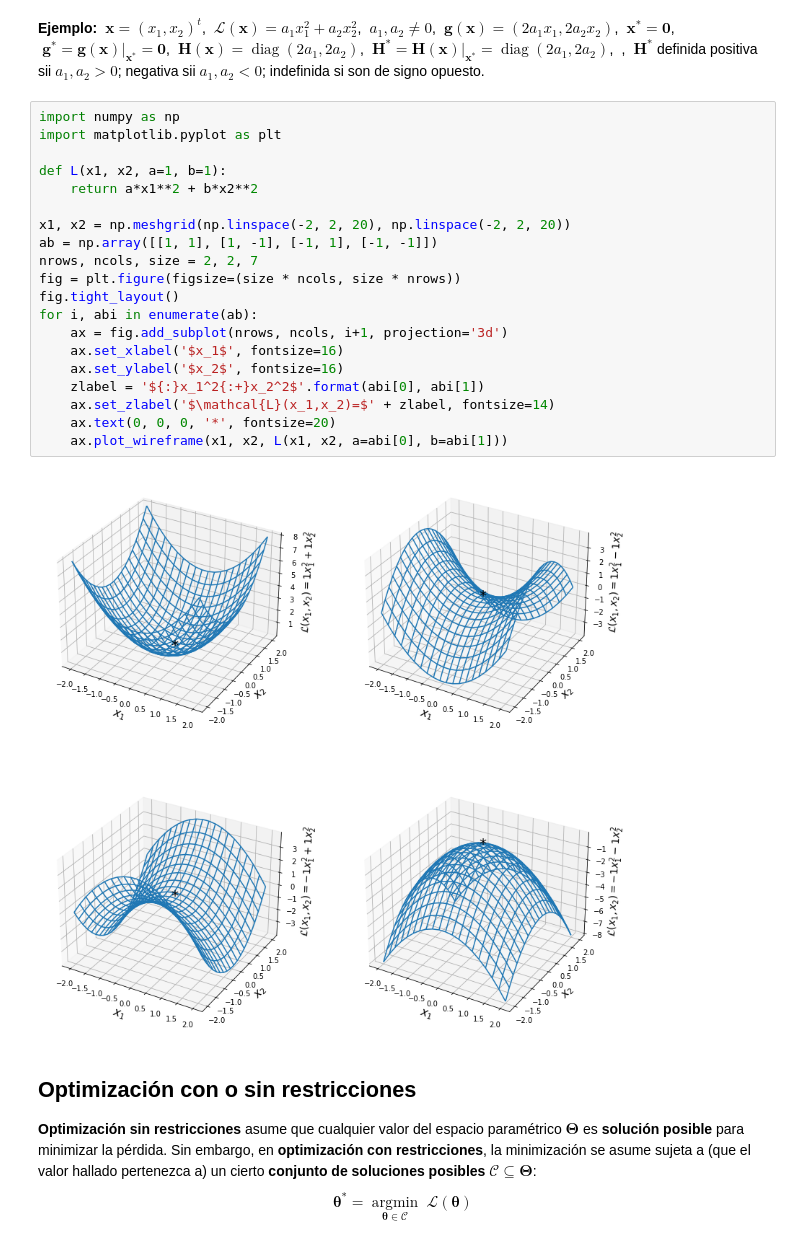
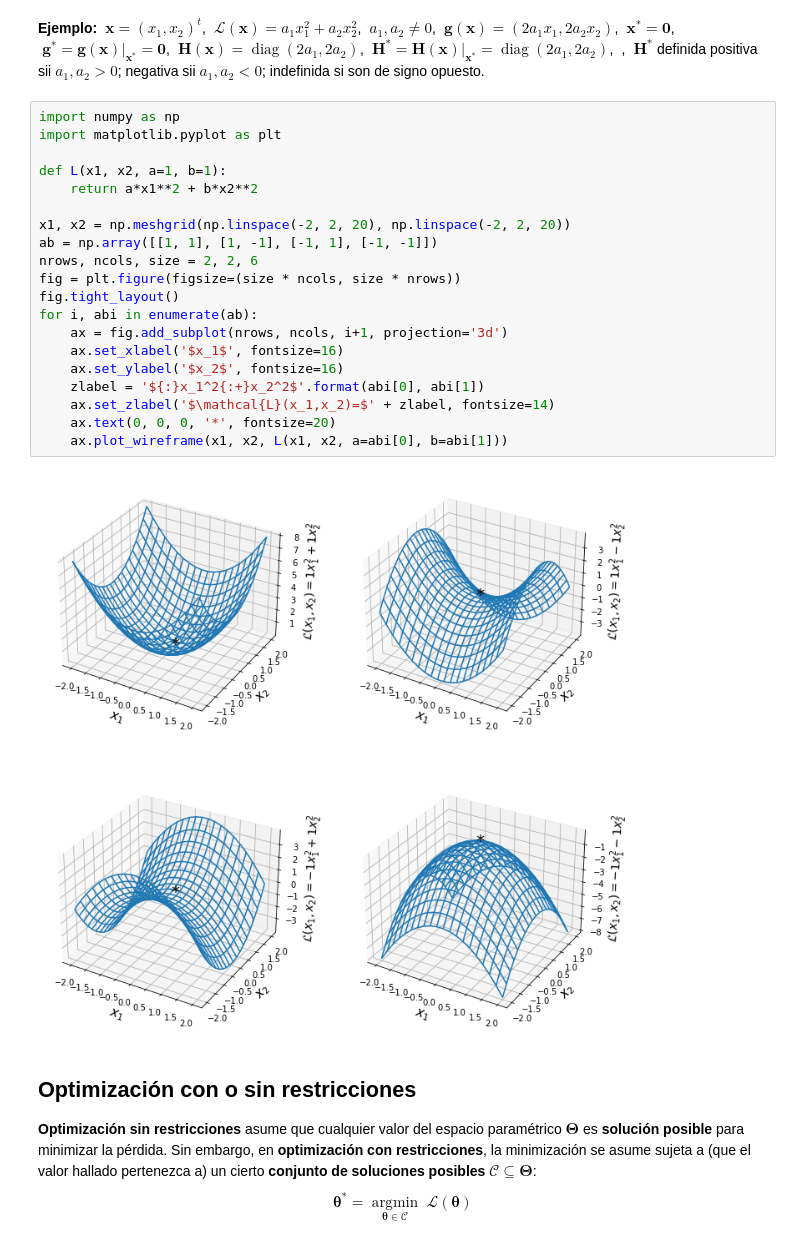
Before and after one commit to AlfonsJ/2024_07_31_PER2324, a Jupyter notebook: 02_fun/2.14 Optimización (intro).ipynb, the cells around one changed output. Saved outputs shown, nothing was run; the diff lists cells and outputs as text.

```diff
--- a/02_fun/2.14 Optimización (intro).ipynb
+++ b/02_fun/2.14 Optimización (intro).ipynb
@@ -31,25 +31,25 @@ Supóngase que $\mathcal{L}(\boldsymbol{\theta})$ es doblemente diferenciable, c
 # %%
 import numpy as np
 import matplotlib.pyplot as plt
 
 def L(x1, x2, a=1, b=1):
     return a*x1**2 + b*x2**2
 
 x1, x2 = np.meshgrid(np.linspace(-2, 2, 20), np.linspace(-2, 2, 20))
 ab = np.array([[1, 1], [1, -1], [-1, 1], [-1, -1]])
-nrows, ncols, size = 2, 2, 7
+nrows, ncols, size = 2, 2, 6
 fig = plt.figure(figsize=(size * ncols, size * nrows))
 fig.tight_layout()
 for i, abi in enumerate(ab):
     ax = fig.add_subplot(nrows, ncols, i+1, projection='3d')
     ax.set_xlabel('$x_1$', fontsize=16)
     ax.set_ylabel('$x_2$', fontsize=16)
     zlabel = '${:}x_1^2{:+}x_2^2$'.format(abi[0], abi[1])
     ax.set_zlabel('$\mathcal{L}(x_1,x_2)=$' + zlabel, fontsize=14)
     ax.text(0, 0, 0, '*', fontsize=20)
     ax.plot_wireframe(x1, x2, L(x1, x2, a=abi[0], b=abi[1]))
 # %% [output]
-[figure, old version]
+[figure, new version]
 # %% [markdown]
 ## Optimización con o sin restricciones
 
```
